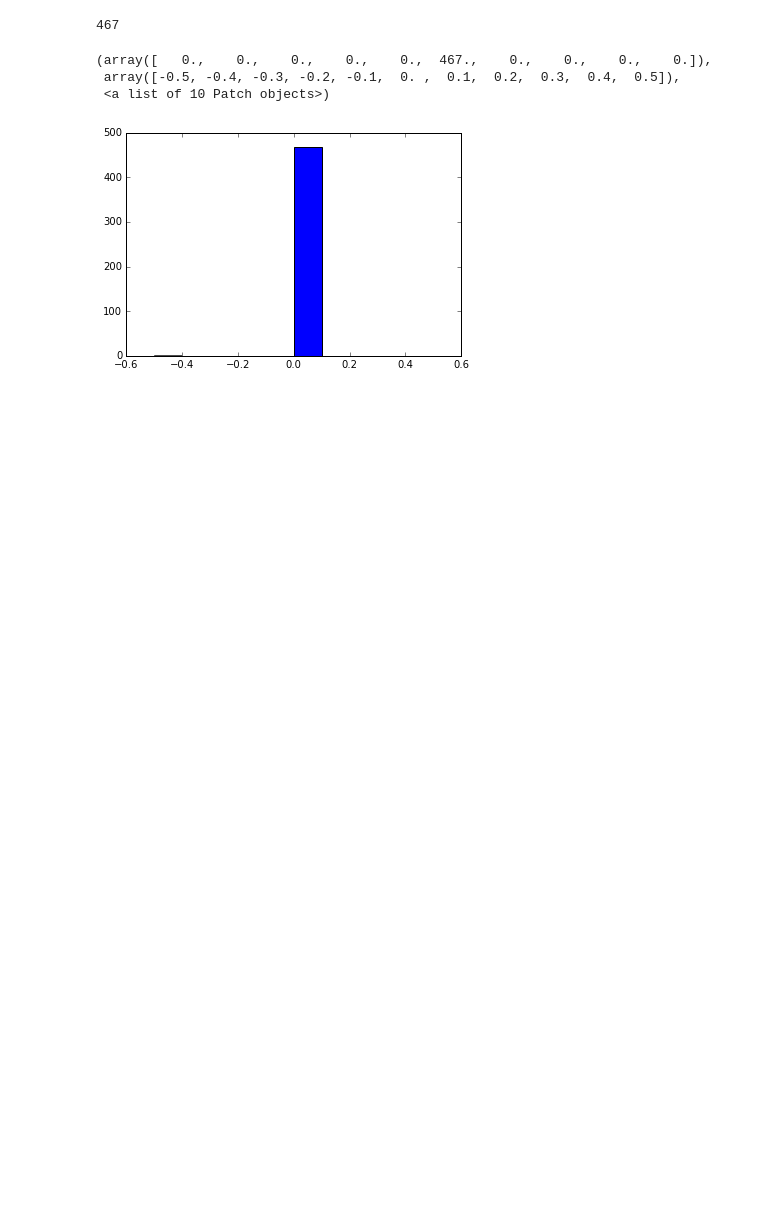
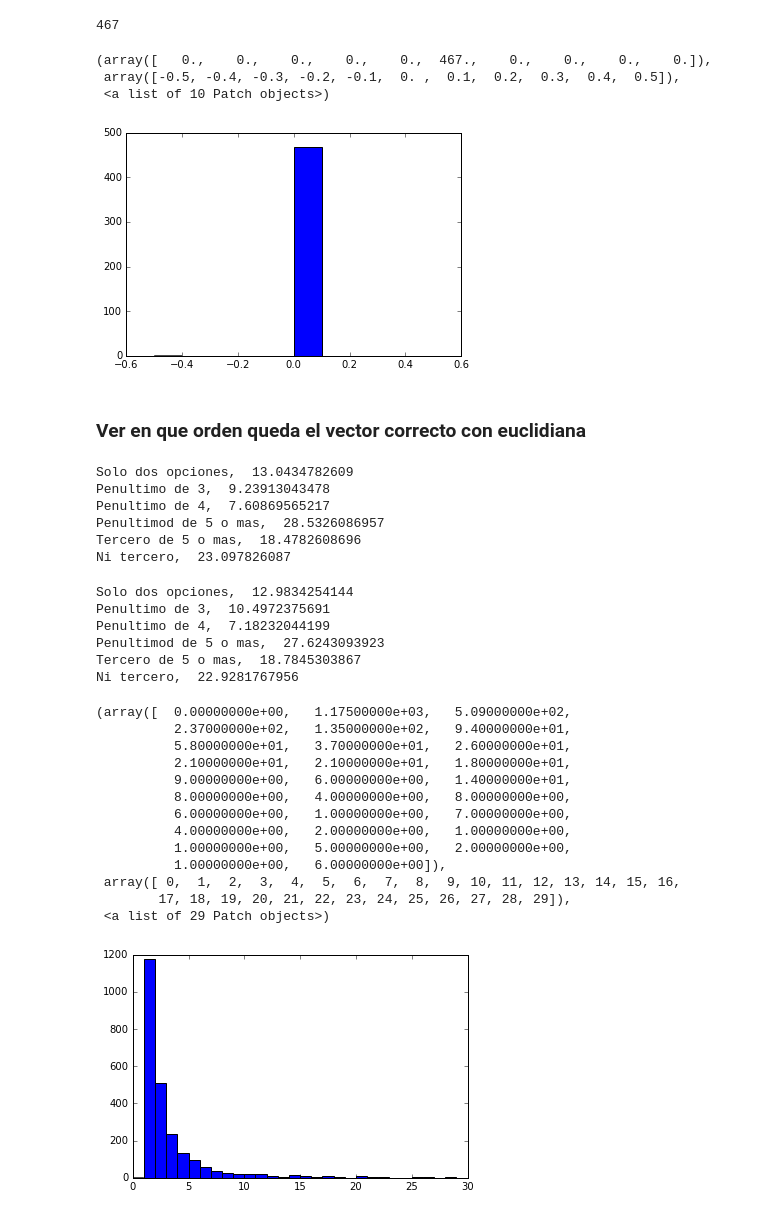
Before and after one commit to cinai/identification-algorithms, a Jupyter notebook: algoritmo_3/ResultsExploration.ipynb, the cells around one changed output. Saved outputs shown, nothing was run; the diff lists cells and outputs as text; code cells hidden in the pictures; blank space fills up the shorter version.

```diff
--- a/algoritmo_3/ResultsExploration.ipynb
+++ b/algoritmo_3/ResultsExploration.ipynb
@@ -320,3 +366,41 @@ plt.hist(num_matches)
  array([-0.5, -0.4, -0.3, -0.2, -0.1,  0. ,  0.1,  0.2,  0.3,  0.4,  0.5]),
  <a list of 10 Patch objects>)
 [figure]
+# %% [markdown]
+### Ver en que orden queda el vector correcto con euclidiana
+# %%
+p_e,n_n_fail,n_n_correct,p_s_p = get_position_right_answer(a_matrix_euclidiana)
+positions(p_e)
+# %% [output]
+Solo dos opciones,  13.0434782609
+Penultimo de 3,  9.23913043478
+Penultimo de 4,  7.60869565217
+Penultimod de 5 o mas,  28.5326086957
+Tercero de 5 o mas,  18.4782608696
+Ni tercero,  23.097826087
+# %%
+positions(p)
+# %% [output]
+Solo dos opciones,  12.9834254144
+Penultimo de 3,  10.4972375691
+Penultimo de 4,  7.18232044199
+Penultimod de 5 o mas,  27.6243093923
+Tercero de 5 o mas,  18.7845303867
+Ni tercero,  22.9281767956
+# %%
+plt.hist(n_n_correct,range(30))
+# %% [output]
+(array([  0.00000000e+00,   1.17500000e+03,   5.09000000e+02,
+          2.37000000e+02,   1.35000000e+02,   9.40000000e+01,
+          5.80000000e+01,   3.70000000e+01,   2.60000000e+01,
+          2.10000000e+01,   2.10000000e+01,   1.80000000e+01,
+          9.00000000e+00,   6.00000000e+00,   1.40000000e+01,
+          8.00000000e+00,   4.00000000e+00,   8.00000000e+00,
+          6.00000000e+00,   1.00000000e+00,   7.00000000e+00,
+          4.00000000e+00,   2.00000000e+00,   1.00000000e+00,
+          1.00000000e+00,   5.00000000e+00,   2.00000000e+00,
+          1.00000000e+00,   6.00000000e+00]),
+ array([ 0,  1,  2,  3,  4,  5,  6,  7,  8,  9, 10, 11, 12, 13, 14, 15, 16,
+        17, 18, 19, 20, 21, 22, 23, 24, 25, 26, 27, 28, 29]),
+ <a list of 29 Patch objects>)
+[figure, added]
```
Also changed, not shown: parts of 40 cells of this notebook, 1 other file.
